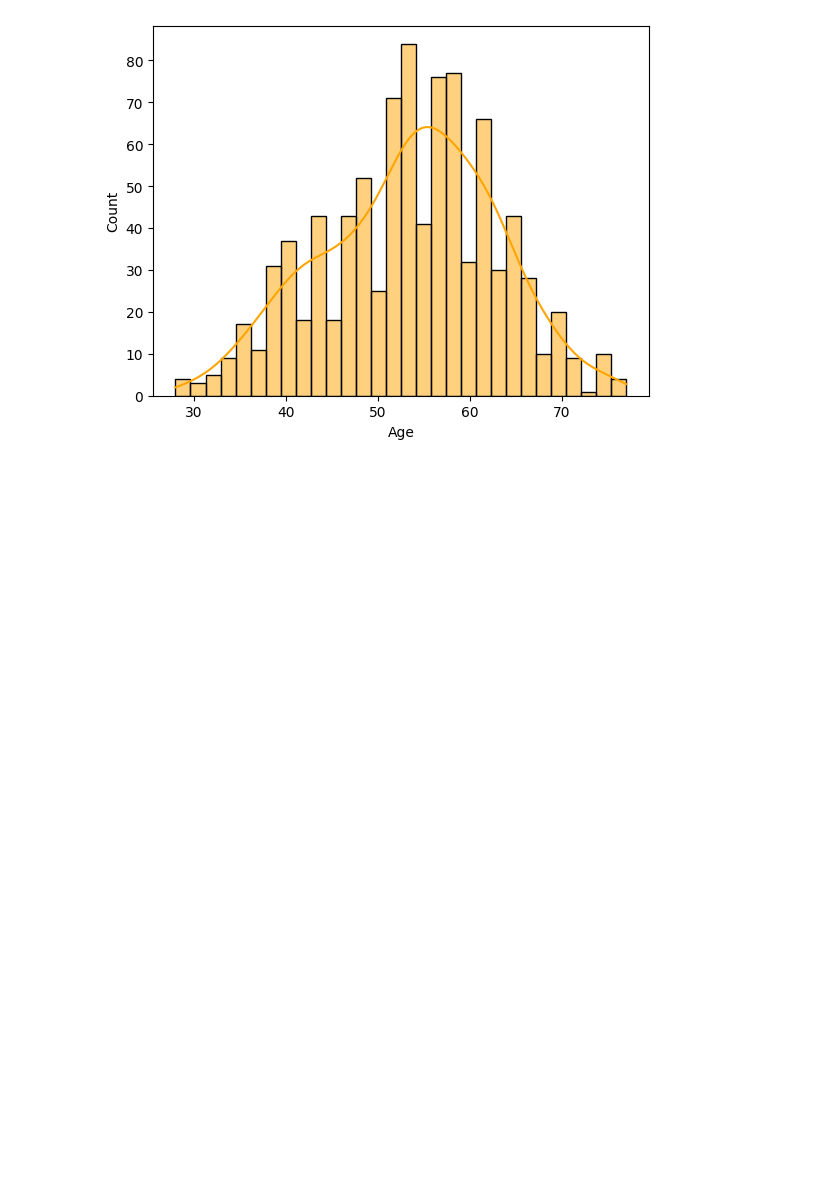
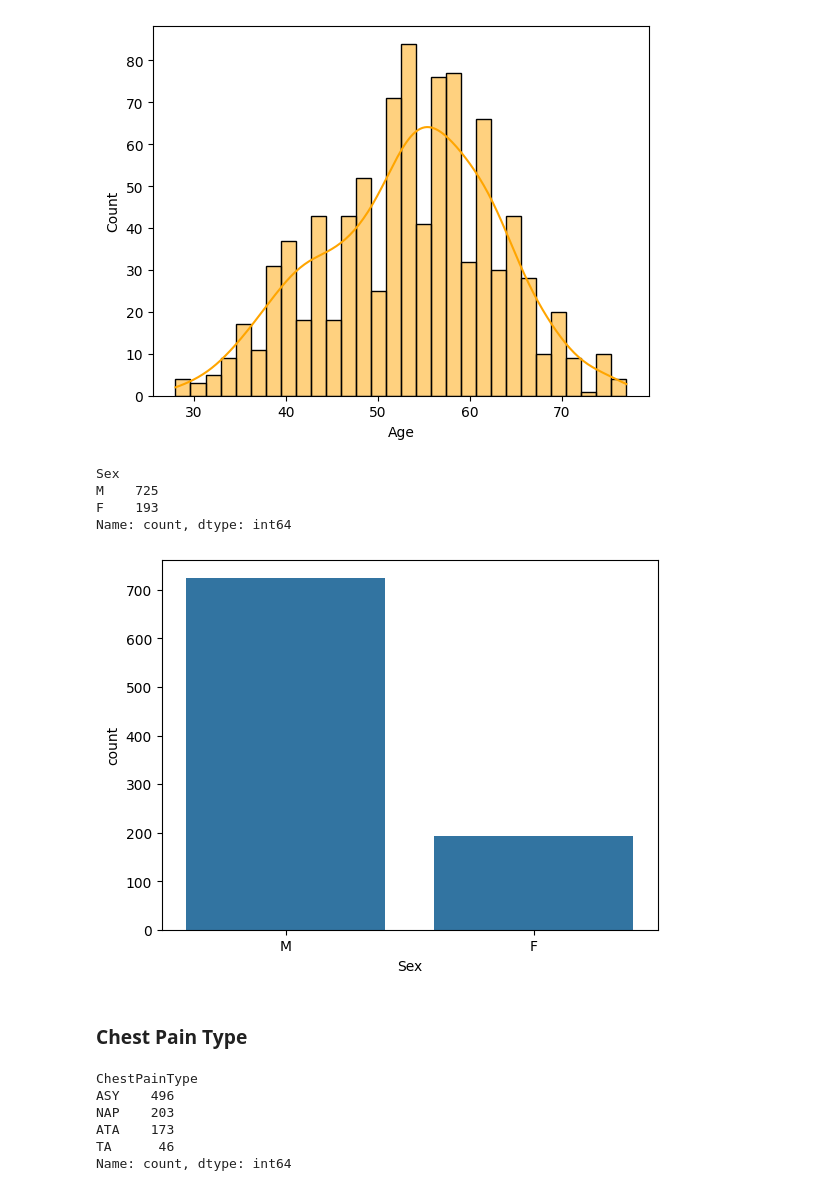
Before and after one commit to RuandersonNunes/machine_learning, a Jupyter notebook: aprendizado_supervisionado_classificacao/previsao_doenca_cardiaca/tratamento_classificacao.ipynb, the cells around one changed output. Drawn from its saved outputs; the diff is of its cells as text; code cells hidden in the pictures; blank space fills up the shorter version.

```diff
--- a/aprendizado_supervisionado_classificacao/previsao_doenca_cardiaca/tratamento_classificacao.ipynb
+++ b/aprendizado_supervisionado_classificacao/previsao_doenca_cardiaca/tratamento_classificacao.ipynb
@@ -48,3 +84,25 @@ sns.histplot(dados, x="Age", bins=30, color="orange", kde=True, stat="count")
 # %% [output]
 <Axes: xlabel='Age', ylabel='Count'>
 [figure]
+# %%
+dados.Sex.value_counts()
+# %% [output]
+Sex
+M    725
+F    193
+Name: count, dtype: int64
+# %%
+sns.countplot(x="Sex", data=dados);
+# %% [output]
+[figure, added]
+# %% [markdown]
+### **Chest Pain Type**
+# %%
+dados.ChestPainType.value_counts()
+# %% [output]
+ChestPainType
+ASY    496
+NAP    203
+ATA    173
+TA      46
+Name: count, dtype: int64
```
Also changed, not shown: parts of 30 cells of this notebook.
